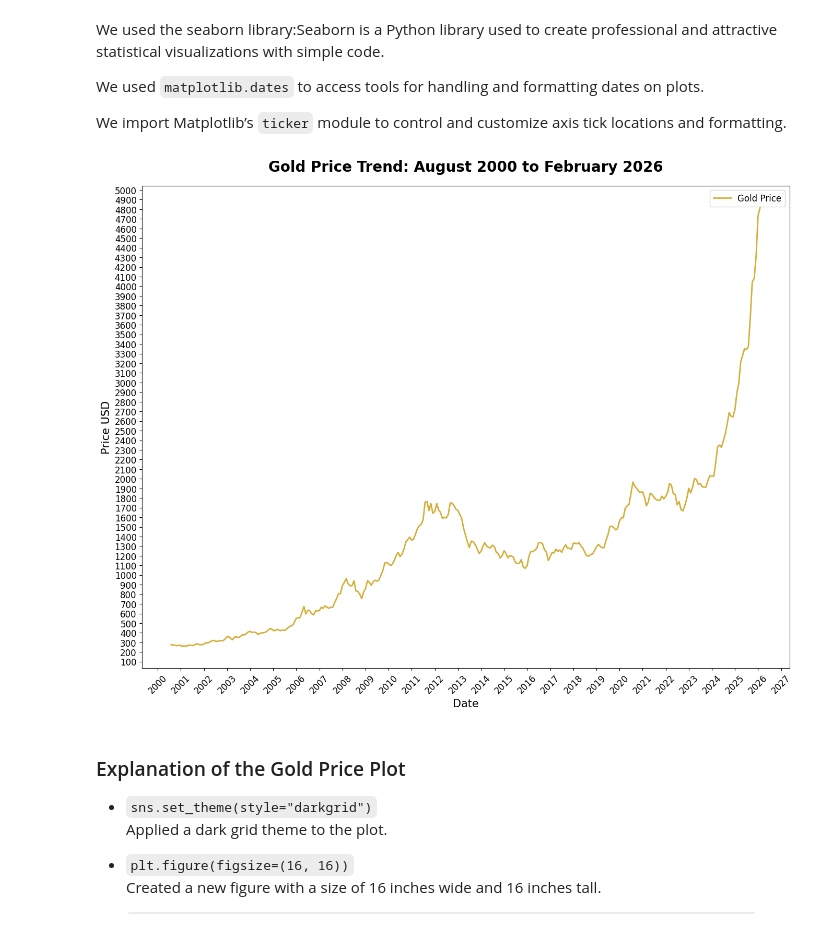
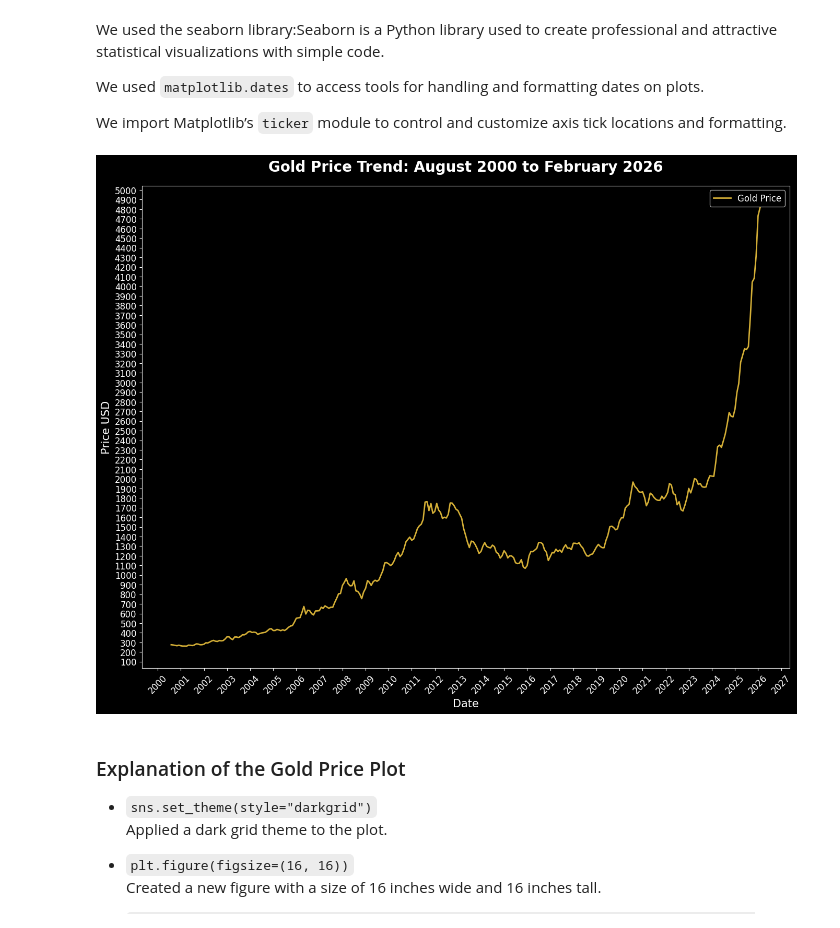
Before and after one commit to younesbensaid/Data-Analysis-portfolio, a Jupyter notebook: gold-price-analysis Aug 2000 - Fev 2026/XAUUSD_Analysis.ipynb, the cells around one changed output. Cells and saved outputs as stored; diff of their text form; code cells hidden in the pictures.

Commit message:
change some styling to the charts

```diff
--- a/gold-price-analysis Aug 2000 - Fev 2026/XAUUSD_Analysis.ipynb
+++ b/gold-price-analysis Aug 2000 - Fev 2026/XAUUSD_Analysis.ipynb
@@ -154,25 +154,26 @@ We used `matplotlib.dates` to access tools for handling and formatting dates on
 
 We import Matplotlib’s `ticker` module to control and customize axis tick locations and formatting.
 # %%
+plt.style.use('dark_background')
 plt.figure(figsize=(16, 12))
 
 plt.plot(df.index, df['Gold_Price_USD_YFinance'], color='#D4AF37', linewidth=2, label='Gold Price')
 
 plt.title("Gold Price Trend: August 2000 to February 2026", fontsize=20, fontweight='bold', pad=20)
 plt.xlabel("Date", fontsize=15)
 plt.ylabel("Price USD", fontsize=15)
 
 plt.gca().xaxis.set_major_locator(mdates.YearLocator())
 plt.gca().xaxis.set_major_formatter(mdates.DateFormatter('%Y'))
 plt.gca().yaxis.set_major_locator(ticker.MultipleLocator(100))
 
 plt.xticks(rotation=45, fontsize=12)
 plt.yticks(fontsize=12)
 
 plt.legend(fontsize=12)
 plt.show()
 # %% [output]
-[figure, old version]
+[figure, new version]
 # %% [markdown]
 ### Explanation of the Gold Price Plot
 
```
Also changed, not shown: parts of 4 cells of this notebook.
